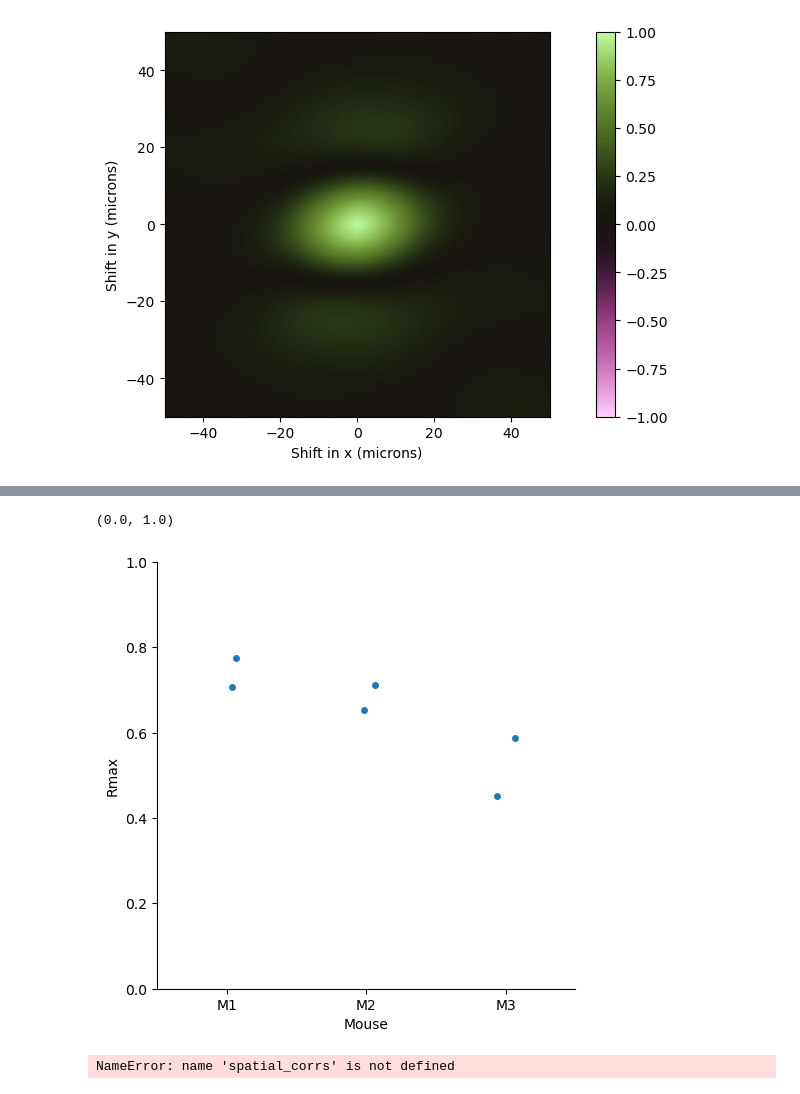
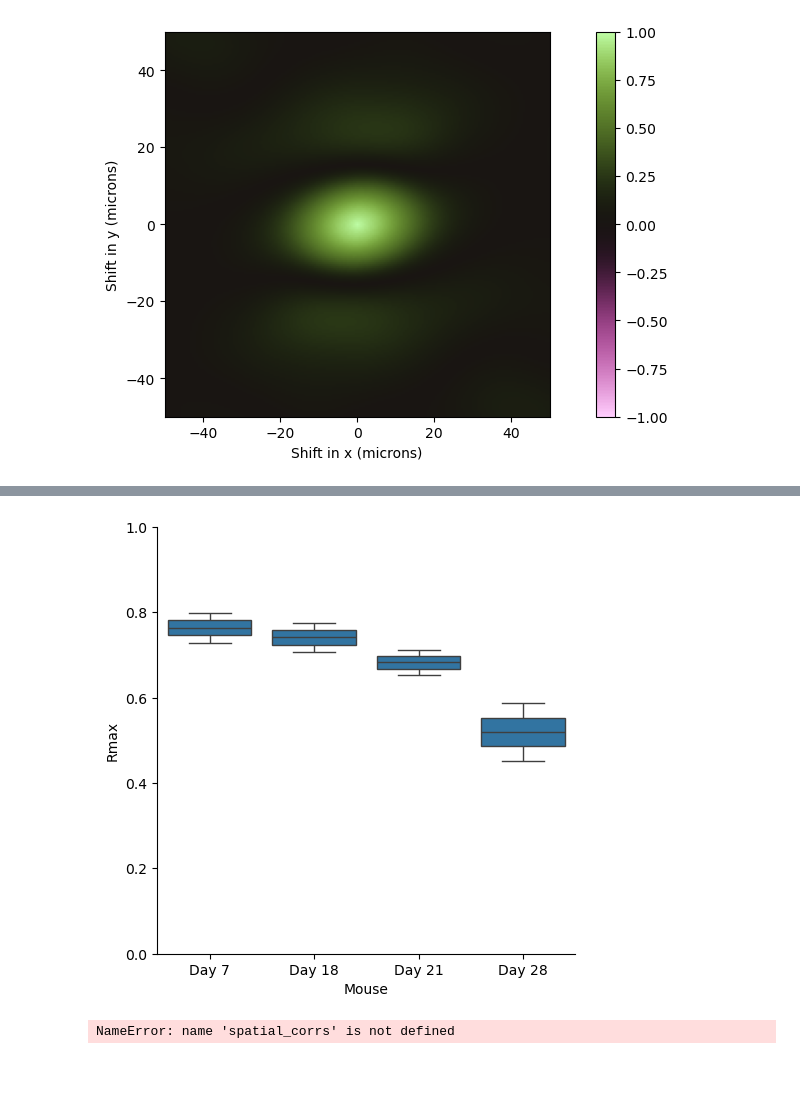
Before and after one commit to xies/mouse_skin_size_control, a Jupyter notebook: 2025_lineage_analysis/tissue_curvature/tissue_curvature_logivity_correlation.ipynb, the cells around one changed output, grey strips where cells are left out. Drawn from its saved outputs; the diff is of its cells as text; code cells hidden in the pictures.

```diff
--- a/2025_lineage_analysis/tissue_curvature/tissue_curvature_logivity_correlation.ipynb
+++ b/2025_lineage_analysis/tissue_curvature/tissue_curvature_logivity_correlation.ipynb
@@ -184 +182,14 @@ for name,dirname in dirnames.items():
 # %%
+# Manually load the mesa ones
+mouse = ['R1','R2']
+times = ['t0','t14']
+
+for m in mouse:
+    for t in times:
+        if t=='t0':
+            name = f'Mesa_{m}_t0'
+        if t=='t14':
+            name = f'Mesa_{m}_t1'
+
+        mean_curve[name] = \
+            np.load(f'/Users/xies/Library/CloudStorage/OneDrive-Stanford/Skin/Mesa et al/W-{m}/Image flattening/trimesh/mean_curvature_{t}_kappa5.npz')['mean_curvature']
@@ -187,5 +196,5 @@ for name,dirname in dirnames.items():
 # %%
-mouse = 'M2_R2'
+mouse = 'Mesa_R1'
 
 plt.rcParams['figure.figsize'] = [12, 5]
 plt.subplot(1,2,1)
@@ -196,5 +205,5 @@ plt.subplot(1,2,2)
 plt.imshow(mean_curve[mouse+'_t1'],vmin=-0.75,vmax=0.75,cmap='vanimo')
 plt.colorbar()
 
-plt.gcf().savefig(path.join(dirnames[mouse+'_t0'],'curvature_stability'))
+# plt.gcf().savefig(path.join(dirnames[mouse+'_t0'],'curvature_stability'))
 # %% [output]
@@ -238,17 +262,0 @@ for name,dirname in dirnames.items():
-# %%
-from mathUtils import normxcorr2
-
-spatial_corrs = {}
-for mouse in ['M1_R2','M2_R1','M1_R3','M2_R2','M3_R1','M3_R2']:
-
-    C = normxcorr2(mean_curve[mouse+'_t0'][Xtrim,Ytrim],
-                   mean_curve[mouse+'_t0'][Xtrim,Ytrim])
-    fig = plt.figure()
-    plt.imshow(C[ 1*int(len(C)/4):3*int(len(C)/4), 1*int(len(C)/4):3*int(len(C)/4) ])
-    plt.clim([0,.7])
-
-    fig.gca().set_aspect('equal', 'box')
-    plt.colorbar()
-    fig.savefig(path.join(dirname,'spatial_correlation.svg'))
-    print(C.max())
-    spatial_corrs[mouse] = C
@@ -287,7 +278,7 @@ plt.colorbar()
 from mathUtils import normxcorr2
 
 spatial_corrs = {}
-for mouse in ['M1_R2','M2_R1','M1_R3','M2_R2','M3_R1','M3_R2']:
+for mouse in ['M1_R2','M2_R1','M1_R3','M2_R2','M3_R1','M3_R2','Mesa_R1','Mesa_R2']:
 
     C = normxcorr2(mean_curve[mouse+'_t0'][Xtrim,Ytrim],
                    mean_curve[mouse+'_t1_t'][Xtrim,Ytrim])
@@ -297,7 +288,7 @@ for mouse in ['M1_R2','M2_R1','M1_R3','M2_R2','M3_R1','M3_R2']:
 
     fig.gca().set_aspect('equal', 'box')
     plt.colorbar()
-    fig.savefig(path.join(dirname,'spatial_correlation.svg'))
+    # fig.savefig(path.join(dirname,'spatial_correlation.svg'))
     print(C.max())
     spatial_corrs[mouse] = C
 # %% [output]
@@ -322,15 +317,15 @@ dict_keys(['M1_R2_t0', 'M1_R2_t1', 'M1_R3_t0', 'M1_R3_t1', 'M2_R1_t0', 'M2_R1_t1
 # %%
 import seaborn as sb
 
 Cmax = pd.DataFrame(np.array([C.max() for C in spatial_corrs.values()]),columns=['Rmax'])
 Cmax['Mouse'] = [n.split('_')[0] for n in spatial_corrs.keys()]
-sb.catplot(Cmax, y='Rmax', x='Mouse')
+sb.catplot(Cmax, y='Rmax', x='Mouse',order=['Mesa','M1','M2','M3'],kind='box')
+plt.xticks(ticks=range(4),labels=['Day 7','Day 18','Day 21','Day 28'])
 plt.ylim([0,1])
 
-# plt.savefig('/Users/xies/Library/CloudStorage/OneDrive-Stanford/Skin/Two photon/NMS/Dermal topography/09-27-2025 MemGFP fold logevity/Rmax.svg')
+plt.savefig('/Users/xies/Library/CloudStorage/OneDrive-Stanford/Skin/Two photon/NMS/Dermal topography/09-27-2025 MemGFP fold logevity/Rmax.svg')
 # %% [output]
-(0.0, 1.0)
-[figure, old version]
+[figure, new version]
 # %%
 from mathUtils import normxcorr2
 
```
Also changed, not shown: parts of 13 cells of this notebook, 6 other files.
